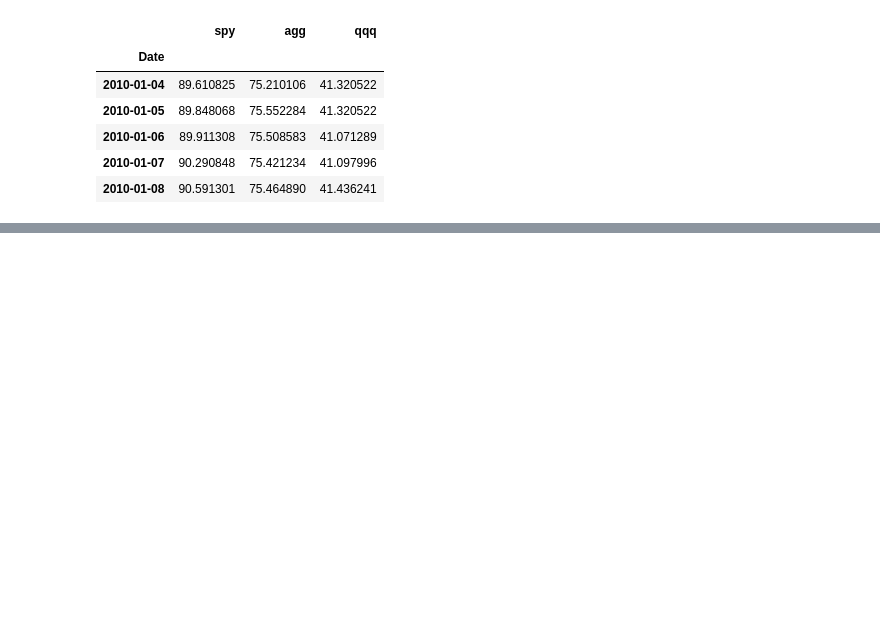
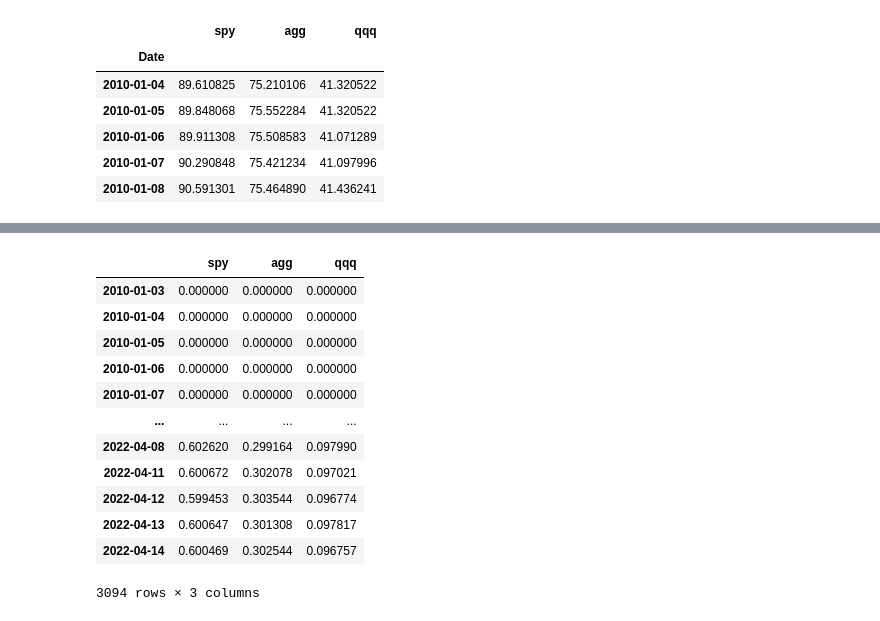
Before and after one commit to dbogatic/bt-backtest, a Jupyter notebook: bt_backtest.ipynb, the cells around one changed output, grey strips where cells are left out. Cells and saved outputs as stored; diff of their text form; code cells hidden in the pictures; blank space fills up the shorter version.

```diff
--- a/bt_backtest.ipynb
+++ b/bt_backtest.ipynb
@@ -113,0 +115,16 @@ res2.plot_security_weights(title='Mean-Var Security Weights')
+# %%
+res.get_security_weights()
+# %% [output]
+|  | spy | agg | qqq |
+| 2010-01-03 | 0.000000 | 0.000000 | 0.000000 |
+| 2010-01-04 | 0.000000 | 0.000000 | 0.000000 |
+| 2010-01-05 | 0.000000 | 0.000000 | 0.000000 |
+| 2010-01-06 | 0.000000 | 0.000000 | 0.000000 |
+| 2010-01-07 | 0.000000 | 0.000000 | 0.000000 |
+| ... | ... | ... | ... |
+| 2022-04-08 | 0.602620 | 0.299164 | 0.097990 |
+| 2022-04-11 | 0.600672 | 0.302078 | 0.097021 |
+| 2022-04-12 | 0.599453 | 0.303544 | 0.096774 |
+| 2022-04-13 | 0.600647 | 0.301308 | 0.097817 |
+| 2022-04-14 | 0.600469 | 0.302544 | 0.096757 |
+3094 rows × 3 columns
```
Also changed, not shown: parts of 11 cells of this notebook.
